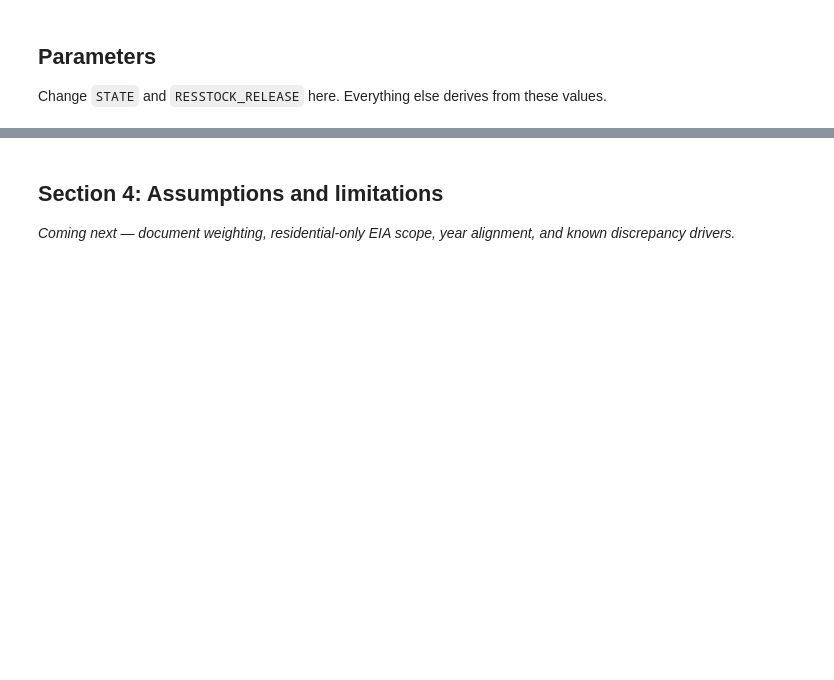
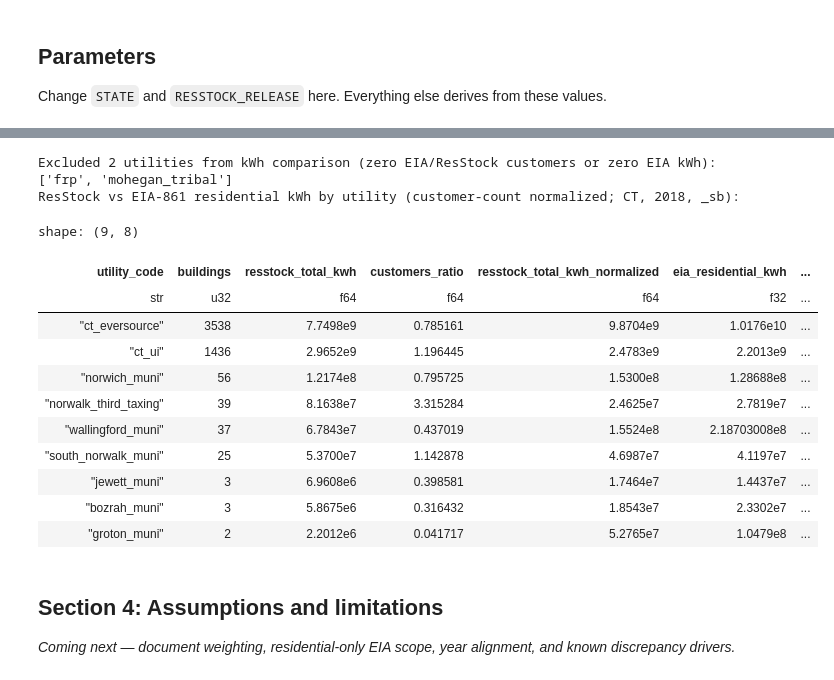
Before and after one commit to switchbox-data/reports2, a Jupyter notebook: reports/templates/data_prep/validate_resstock_vs_eia_loads.ipynb, the cells around one changed output, grey strips where cells are left out. Saved outputs shown, nothing was run; the diff lists cells and outputs as text; code cells hidden in the pictures; blank space fills up the shorter version.

```diff
--- a/reports/templates/data_prep/validate_resstock_vs_eia_loads.ipynb
+++ b/reports/templates/data_prep/validate_resstock_vs_eia_loads.ipynb
@@ -368,3 +605,61 @@ display(resstock_by_utility_with_total)
+# %%
+kwh_base = joined.filter(
+    (pl.col("eia_residential_customers") > 0) & (pl.col("resstock_customers") > 0) & (pl.col("eia_residential_kwh") > 0)
+)
+
+n_excluded_kwh = joined.height - kwh_base.height
+if n_excluded_kwh:
+    excluded_codes = sorted(set(joined["utility_code"]) - set(kwh_base["utility_code"]))
+    print(
+        f"Excluded {n_excluded_kwh} utilities from kWh comparison "
+        f"(zero EIA/ResStock customers or zero EIA kWh): {excluded_codes}"
+    )
+
+kwh_comparison = (
+    kwh_base.with_columns(
+        (pl.col("resstock_total_kwh") * pl.col("eia_residential_customers") / pl.col("resstock_customers")).alias(
+            "resstock_total_kwh_normalized"
+        ),
+        (pl.col("resstock_customers") / pl.col("eia_residential_customers")).alias("customers_ratio"),
+    )
+    .with_columns(
+        (pl.col("resstock_total_kwh_normalized") / pl.col("eia_residential_kwh")).alias("kwh_ratio"),
+        (
+            (pl.col("resstock_total_kwh_normalized") - pl.col("eia_residential_kwh"))
+            / pl.col("eia_residential_kwh")
+            * 100
+        ).alias("kwh_pct_diff"),
+    )
+    .select(
+        "utility_code",
+        "buildings",
+        "resstock_total_kwh",
+        "customers_ratio",
+        "resstock_total_kwh_normalized",
+        "eia_residential_kwh",
+        "kwh_ratio",
+        "kwh_pct_diff",
+    )
+    .sort("resstock_total_kwh", descending=True)
+)
+
+print(f"ResStock vs EIA-861 residential kWh by utility (customer-count normalized; {STATE_UPPER}, {EIA_YEAR}, _sb):")
+display(kwh_comparison)
+# %% [output]
+Excluded 2 utilities from kWh comparison (zero EIA/ResStock customers or zero EIA kWh): ['frp', 'mohegan_tribal']
+ResStock vs EIA-861 residential kWh by utility (customer-count normalized; CT, 2018, _sb):
+shape: (9, 8)
+| utility_code | buildings | resstock_total_kwh | customers_ratio | resstock_total_kwh_normalized | eia_residential_kwh | ... |
+| str | u32 | f64 | f64 | f64 | f32 | ... |
+| "ct_eversource" | 3538 | 7.7498e9 | 0.785161 | 9.8704e9 | 1.0176e10 | ... |
+| "ct_ui" | 1436 | 2.9652e9 | 1.196445 | 2.4783e9 | 2.2013e9 | ... |
+| "norwich_muni" | 56 | 1.2174e8 | 0.795725 | 1.5300e8 | 1.28688e8 | ... |
+| "norwalk_third_taxing" | 39 | 8.1638e7 | 3.315284 | 2.4625e7 | 2.7819e7 | ... |
+| "wallingford_muni" | 37 | 6.7843e7 | 0.437019 | 1.5524e8 | 2.18703008e8 | ... |
+| "south_norwalk_muni" | 25 | 5.3700e7 | 1.142878 | 4.6987e7 | 4.1197e7 | ... |
+| "jewett_muni" | 3 | 6.9608e6 | 0.398581 | 1.7464e7 | 1.4437e7 | ... |
+| "bozrah_muni" | 3 | 5.8675e6 | 0.316432 | 1.8543e7 | 2.3302e7 | ... |
+| "groton_muni" | 2 | 2.2012e6 | 0.041717 | 5.2765e7 | 1.0479e8 | ... |
 # %% [markdown]
 ## Section 4: Assumptions and limitations
 
```
Also changed, not shown: parts of 18 cells of this notebook.
